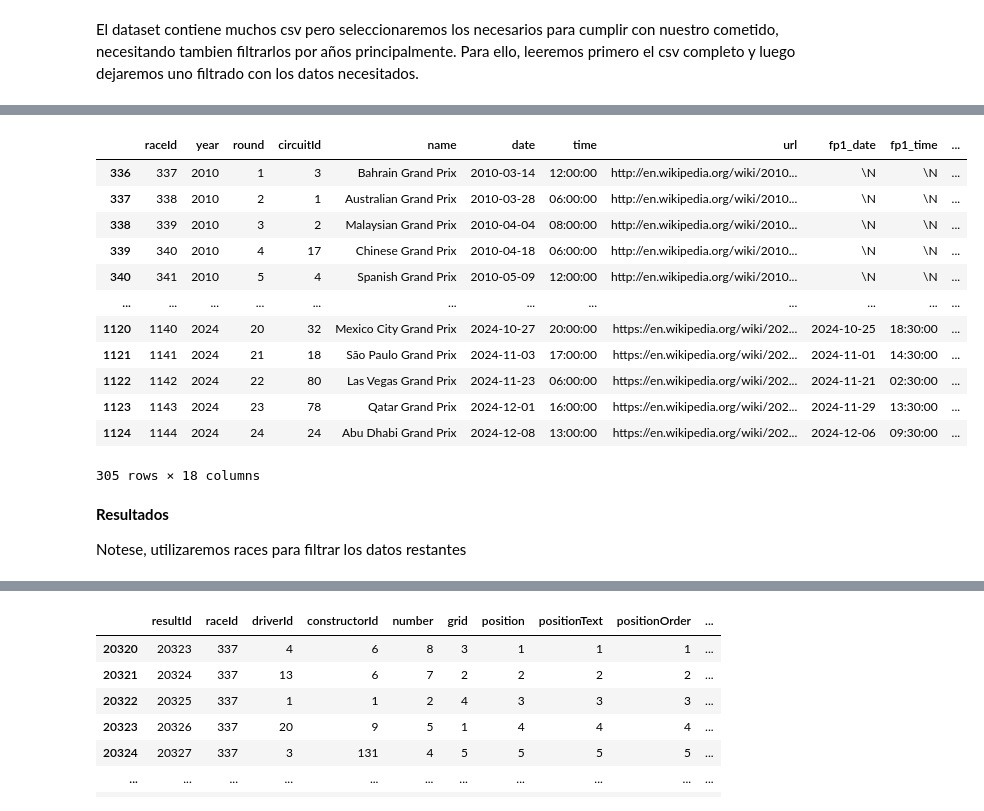
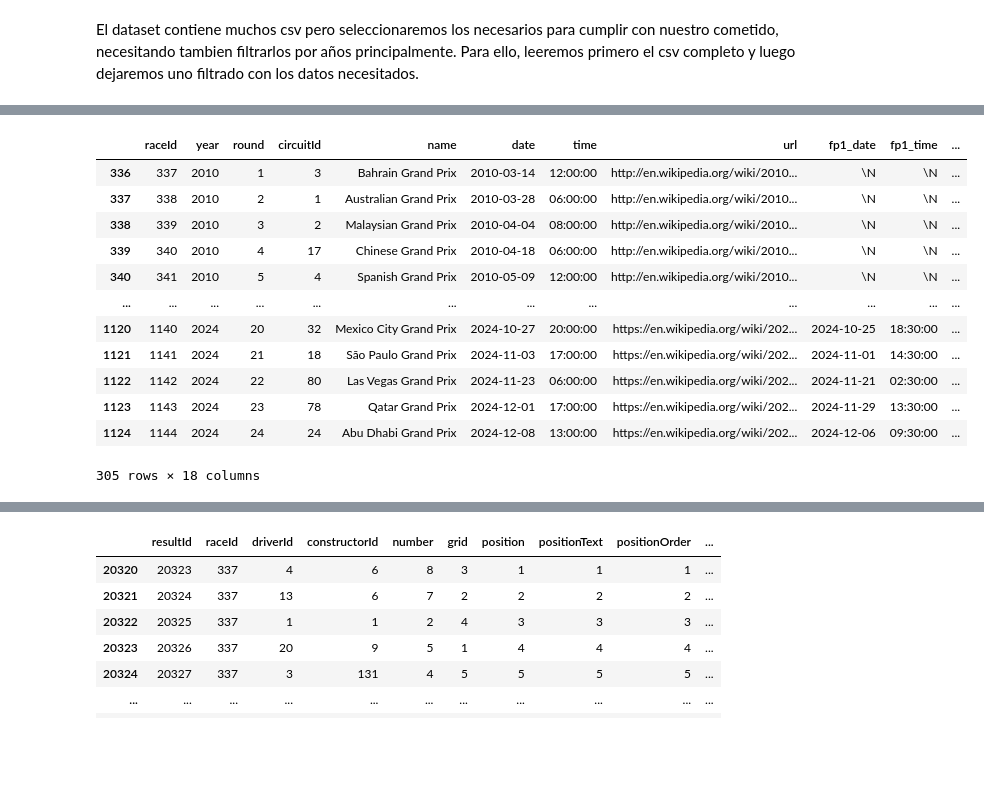
Before and after one commit to Joaquin-Lobato-Adinolfi/TP_LMC_F1_Analysis, a Jupyter notebook: TP_LMC_F1_Analysis.ipynb, the cells around one changed output, grey strips where cells are left out. Drawn from its saved outputs; the diff is of its cells as text; code cells hidden in the pictures; blank space fills up the shorter version.

Commit message:
Reinscripcion para analisis mas manual. Analisis preliminar de tablas.

```diff
--- a/TP_LMC_F1_Analysis.ipynb
+++ b/TP_LMC_F1_Analysis.ipynb
@@ -64,22 +52,18 @@ races_all
 # %%
-# Las carreras de 2010 a 2024 (las versiones nuevas del dataset ya incluyen 2025, que dejamos afuera)
-races = races_all[(races_all["year"] >= 2010) & (races_all["year"] <= 2024)]
+# Las carreras de 2010 a 2024
+races = races_all[races_all["year"] >= 2010]
 races
 # %% [output]
 |  | raceId | year | round | circuitId | name | date | time | url | fp1_date | fp1_time | ... |
 | 336 | 337 | 2010 | 1 | 3 | Bahrain Grand Prix | 2010-03-14 | 12:00:00 | http://en.wikipedia.org/wiki/2010... | \N | \N | ... |
 | 337 | 338 | 2010 | 2 | 1 | Australian Grand Prix | 2010-03-28 | 06:00:00 | http://en.wikipedia.org/wiki/2010... | \N | \N | ... |
 | 338 | 339 | 2010 | 3 | 2 | Malaysian Grand Prix | 2010-04-04 | 08:00:00 | http://en.wikipedia.org/wiki/2010... | \N | \N | ... |
 | 339 | 340 | 2010 | 4 | 17 | Chinese Grand Prix | 2010-04-18 | 06:00:00 | http://en.wikipedia.org/wiki/2010... | \N | \N | ... |
 | 340 | 341 | 2010 | 5 | 4 | Spanish Grand Prix | 2010-05-09 | 12:00:00 | http://en.wikipedia.org/wiki/2010... | \N | \N | ... |
 | ... | ... | ... | ... | ... | ... | ... | ... | ... | ... | ... | ... |
 | 1120 | 1140 | 2024 | 20 | 32 | Mexico City Grand Prix | 2024-10-27 | 20:00:00 | https://en.wikipedia.org/wiki/202... | 2024-10-25 | 18:30:00 | ... |
 | 1121 | 1141 | 2024 | 21 | 18 | São Paulo Grand Prix | 2024-11-03 | 17:00:00 | https://en.wikipedia.org/wiki/202... | 2024-11-01 | 14:30:00 | ... |
 | 1122 | 1142 | 2024 | 22 | 80 | Las Vegas Grand Prix | 2024-11-23 | 06:00:00 | https://en.wikipedia.org/wiki/202... | 2024-11-21 | 02:30:00 | ... |
-| 1123 | 1143 | 2024 | 23 | 78 | Qatar Grand Prix | 2024-12-01 | 16:00:00 | https://en.wikipedia.org/wiki/202... | 2024-11-29 | 13:30:00 | ... |
+| 1123 | 1143 | 2024 | 23 | 78 | Qatar Grand Prix | 2024-12-01 | 17:00:00 | https://en.wikipedia.org/wiki/202... | 2024-11-29 | 13:30:00 | ... |
 | 1124 | 1144 | 2024 | 24 | 24 | Abu Dhabi Grand Prix | 2024-12-08 | 13:00:00 | https://en.wikipedia.org/wiki/202... | 2024-12-06 | 09:30:00 | ... |
 305 rows × 18 columns
-# %% [markdown]
-**Resultados**
-
-Notese, utilizaremos races para filtrar los datos restantes
```
Also changed, not shown: parts of 124 cells of this notebook.
